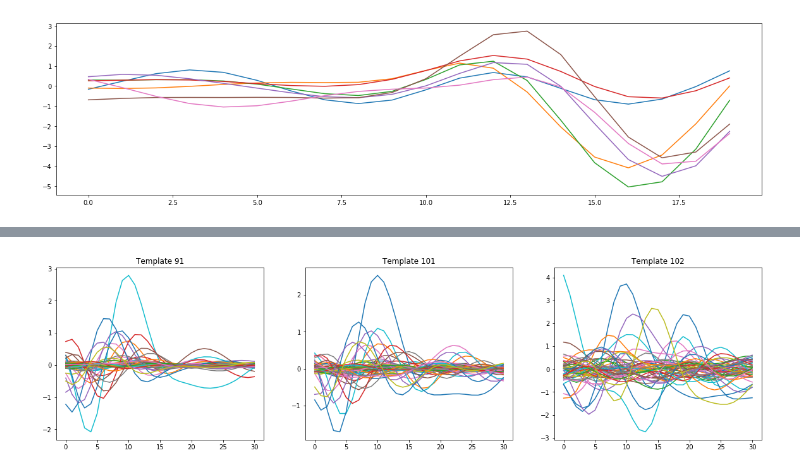
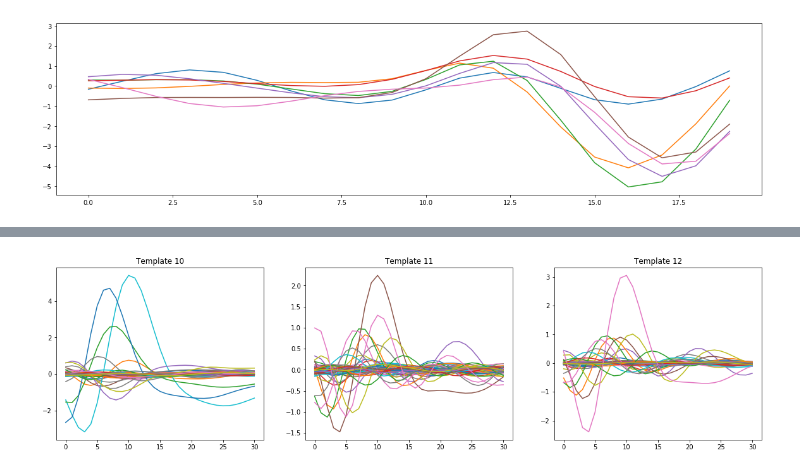
Before and after one commit to edublancas/neural-clustering, a Jupyter notebook: notebooks/lda_plots.ipynb, the cells around one changed output, grey strips where cells are left out. Drawn from its saved outputs; the diff is of its cells as text; code cells hidden in the pictures.

```diff
--- a/notebooks/lda_plots.ipynb
+++ b/notebooks/lda_plots.ipynb
@@ -214,9 +184,11 @@ def get_waveforms_and_scores_for_template(template_id, flatten=True):
     nn = spt_k.shape[0]
 
     # find main channel and neighboring channels
-    t_interest = templates[:,:,cluster_id]
+    t_interest = templates[:,:,template_id]
     c_main = np.argmax(np.max(t_interest,axis=1))
     ch_idx = np.where(neighbor[c_main])[0]
+
+    print('gid', template_id,'ch', c_main, 'neigh', len(ch_idx))
 
     # get the waveforms
     wf = np.zeros((nn, R, ch_idx.shape[0]))
@@ -239,0 +216,4 @@ def get_waveforms_and_scores_for_template(template_id, flatten=True):
+# %%
+for i in range(114):
+    wf, score = get_waveforms_and_scores_for_template(i)
+    wf.shape, score.shape
@@ -240,11 +251,11 @@ def get_waveforms_and_scores_for_template(template_id, flatten=True):
 # %%
-def get_waveforms_and_scores_for_templates(templates):
+def get_waveforms_and_scores_for_templates(templates, flatten=True):
     """
     Return waveforms and scores for a group of templates
     along with a vector that indicates the cluster_id for each
     one
     """
-    res = [get_waveforms_and_scores_for_template(template_id) for template_id in templates]
+    res = [get_waveforms_and_scores_for_template(template_id, flatten=flatten) for template_id in templates]
     wfs = np.vstack([t[0] for t in res])
     scores = np.vstack([t[1] for t in res])
     labels = np.hstack([np.ones(len(l[0]))*t for l, t in zip(res, templates)])
@@ -263,0 +288,2 @@ wfs.shape, score.shape, labels.shape
+# %%
+wfs, score, labels = get_waveforms_and_scores_for_templates([1,2,3], flatten=False)
@@ -328,13 +382,13 @@ plt.savefig('lda.png')
 # %%
 plt.rcParams['figure.figsize'] = (20, 5)
 f, axs = plt.subplots(1, 3)
 
-for cluster_id, ax in zip((91, 101, 102), axs):
-    ax.plot(mp.templates[:, :, cluster_id].T)
+for cluster_id, ax in zip((10,11,12), axs):
+    ax.plot(templates[:, :, cluster_id].T)
     ax.set_title('Template {}'.format(cluster_id))
 
 plt.legend()
-plt.savefig('wf1.pdf')
+# plt.savefig('wf1.pdf')
 plt.show()
 # %% [output]
-[figure, old version]
+[figure, new version]
```
Also changed, not shown: parts of 29 cells of this notebook.
